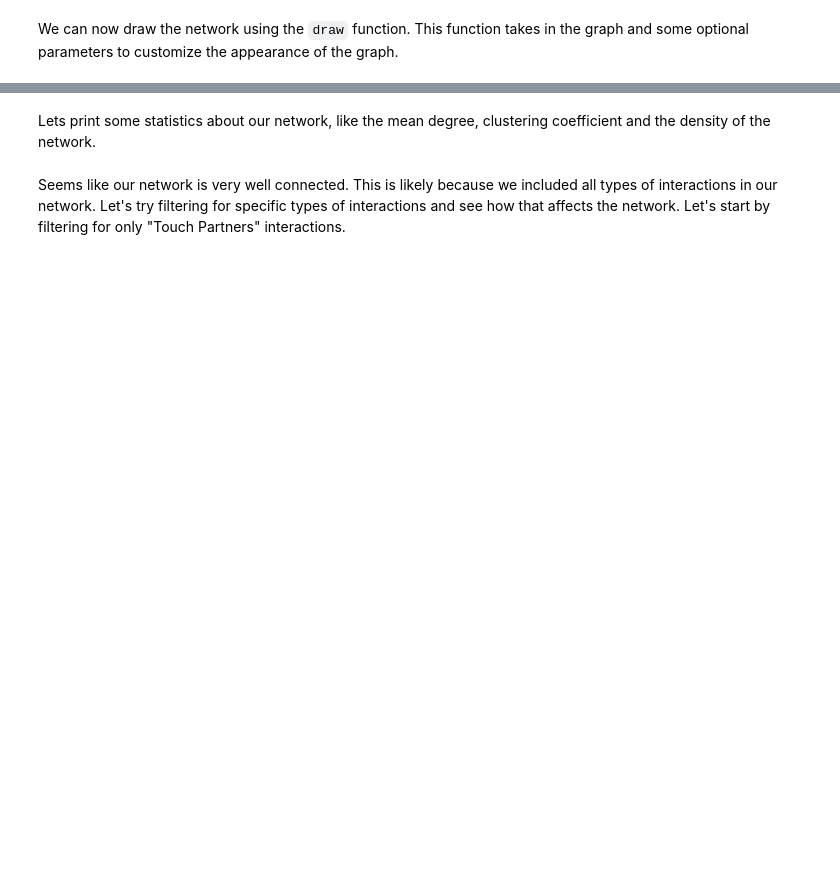
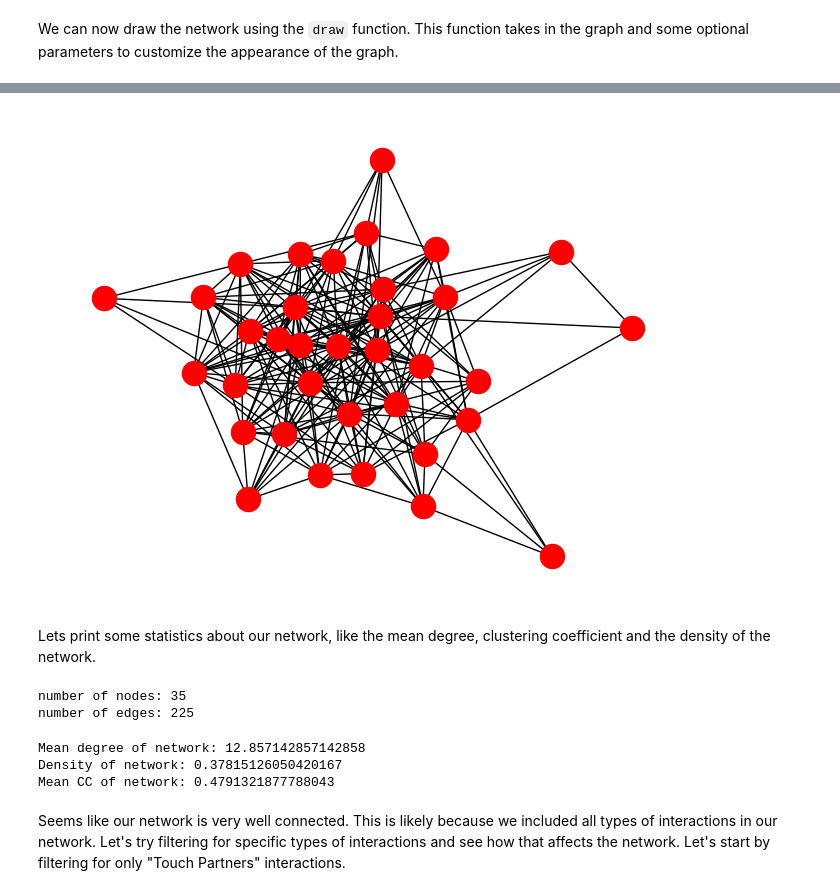
Before and after one commit to pmehta17/bio4559, a Jupyter notebook: lab2/lab2.ipynb, the cells around one changed output, grey strips where cells are left out. Saved outputs shown, nothing was run; the diff lists cells and outputs as text; code cells hidden in the pictures; blank space fills up the shorter version.

```diff
--- a/lab2/lab2.ipynb
+++ b/lab2/lab2.ipynb
@@ -196,4 +263,37 @@ We can now draw the network using the `draw` function. This function takes in th
+# %%
+pos = nx.spring_layout(G, k=0.15, iterations=50)
+nx.draw(G, pos, node_color="red")
+# %% [output]
+[figure, added]
 # %% [markdown]
 Lets print some statistics about our network, like the mean degree, clustering coefficient and the density of the network.
+# %%
+e = G.number_of_edges()
+n = G.number_of_nodes()
+
+print(f"number of nodes: {n}")
+print(f"number of edges: {e}")
+# %% [output]
+number of nodes: 35
+number of edges: 225
+# %%
+k_list = [] # Empty list to store degree of nodes
+
+
+for j in G.nodes: # Looping over all nodes
+    k_list.append(G.degree[j]) # Adding degree of each node to the list
+
+k_G = sum(k_list)/len(k_list) # Finding mean degree
+print(f"Mean degree of network: {k_G}")
+
+density_G = e / (n * (n-1) / 2) # Finding density
+print(f"Density of network: {density_G}")
+
+CC_G = nx.average_clustering(G) # Finding average CC
+print(f"Mean CC of network: {CC_G}")
+# %% [output]
+Mean degree of network: 12.857142857142858
+Density of network: 0.37815126050420167
+Mean CC of network: 0.4791321877788043
 # %% [markdown]
 Seems like our network is very well connected. This is likely because we included all types of interactions in our network. Let's try filtering for specific types of interactions and see how that affects the network. Let's start by filtering for only "Touch Partners" interactions.
```
Also changed, not shown: parts of 28 cells of this notebook.
